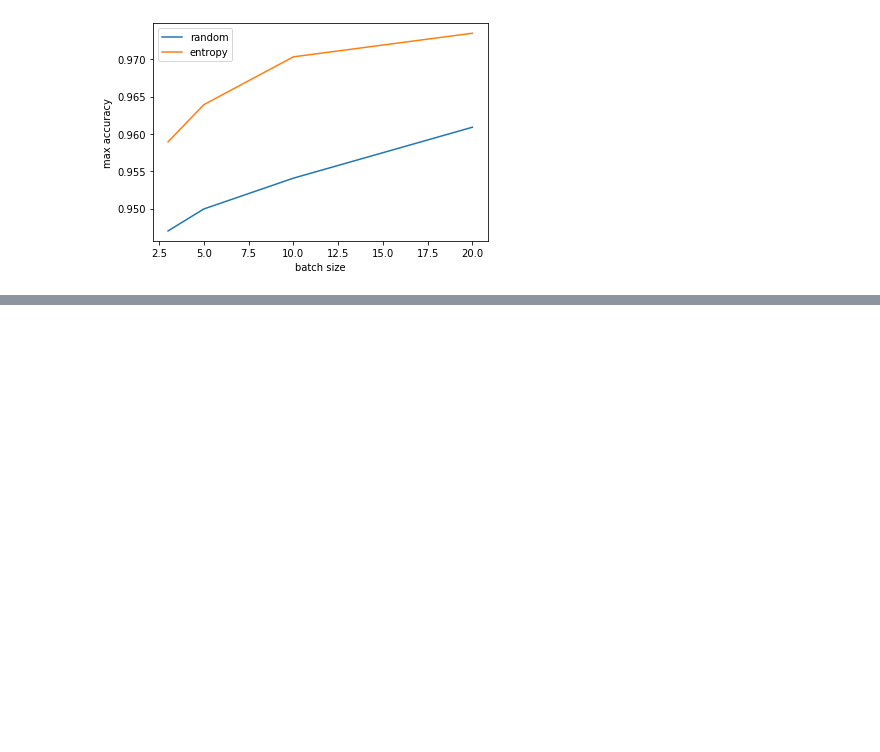
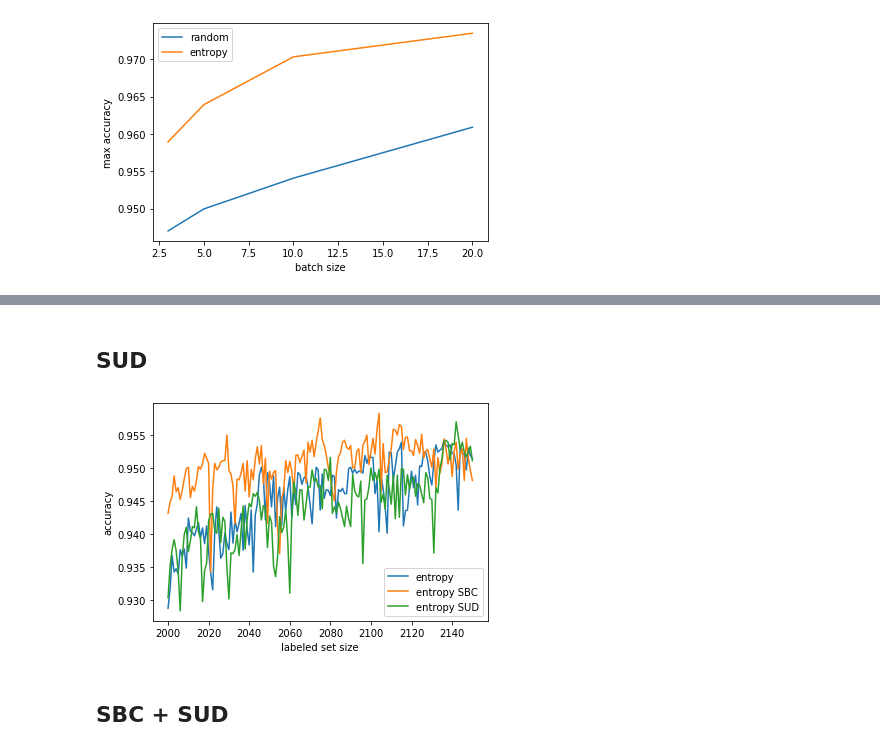
Before and after one commit to nibydlo/Thesis, a Jupyter notebook: first_impl/UncertaintyAL.ipynb, the cells around one changed output, grey strips where cells are left out. Drawn from its saved outputs; the diff is of its cells as text; code cells hidden in the pictures; blank space fills up the shorter version.

```diff
--- a/first_impl/UncertaintyAL.ipynb
+++ b/first_impl/UncertaintyAL.ipynb
@@ -705,0 +747,20 @@ plt.show()
+# %% [markdown]
+## SUD
+# %%
+def query_uncert_sub(model, x_train, labeled, batch_size, uncert_f, reshape_f, mass_center):
+    pre_batch = []
+    for i in range(len(x_train)):
+        if not labeled[i]:
+            p = model.predict_proba(reshape_f(x_train[i]))
+            sim = 1 / np.linalg.norm(x_train[i] - mass_center)
+            pre_batch.append((uncert_f(p.flatten()) * sim, i))
+    return [i for (p, i) in sorted(pre_batch)[::-1][:batch_size]]
+
+def query_uncert_1_sub(model, x_train, labeled, batch_size, reshape_f, mass_center):
+    return query_uncert_dwm(model, x_train, labeled, batch_size, f1, reshape_f, mass_center)
+
+def query_uncert_2_sub(model, x_train, labeled, batch_size, reshape_f, mass_center):
+    return query_uncert_dwm(model, x_train, labeled, batch_size, f2, reshape_f, mass_center)
+
+def query_entropy_sub(model, x_train, labeled, batch_size, reshape_f, mass_center):
+    return query_uncert_dwm(model, x_train, labeled, batch_size, f_entropy, reshape_f, mass_center)
@@ -705,0 +807,26 @@ plt.show()
+# %%
+entropy_sub_mnist = run_AL_SUD(query_entropy_sub, create_sequential_model, reshape_mnist, score_sequential,
+                    x_train_mnist,
+                    y_train_mnist,
+                    x_test_mnist,
+                    y_test_mnist,
+                    2000, 1, 150)
+# %%
+xs_entropy = [e[0] for e in final_stat['entropy'][2000][0]]
+ys_entropy = [e[1] for e in final_stat['entropy'][2000][0]]
+plt.plot(xs_entropy, ys_entropy, label='entropy')
+
+xs_entropy_sbc = [e[0] for e in entropy_sbc_mnist]
+ys_entropy_sbc = [e[1] for e in entropy_sbc_mnist]
+plt.plot(xs_entropy_sbc, ys_entropy_sbc, label='entropy SBC')
+
+xs_entropy_sub = [e[0] for e in entropy_sub_mnist]
+ys_entropy_sub = [e[1] for e in entropy_sub_mnist]
+plt.plot(xs_entropy_sub, ys_entropy_sub, label='entropy SUD')
+
+plt.xlabel('labeled set size')
+plt.ylabel('accuracy')
+plt.legend()
+plt.show()
+# %% [output]
+[figure, added]
@@ -705,0 +845,2 @@ plt.show()
+# %% [markdown]
+## SBC + SUD
```
Also changed, not shown: parts of 28 cells of this notebook.
